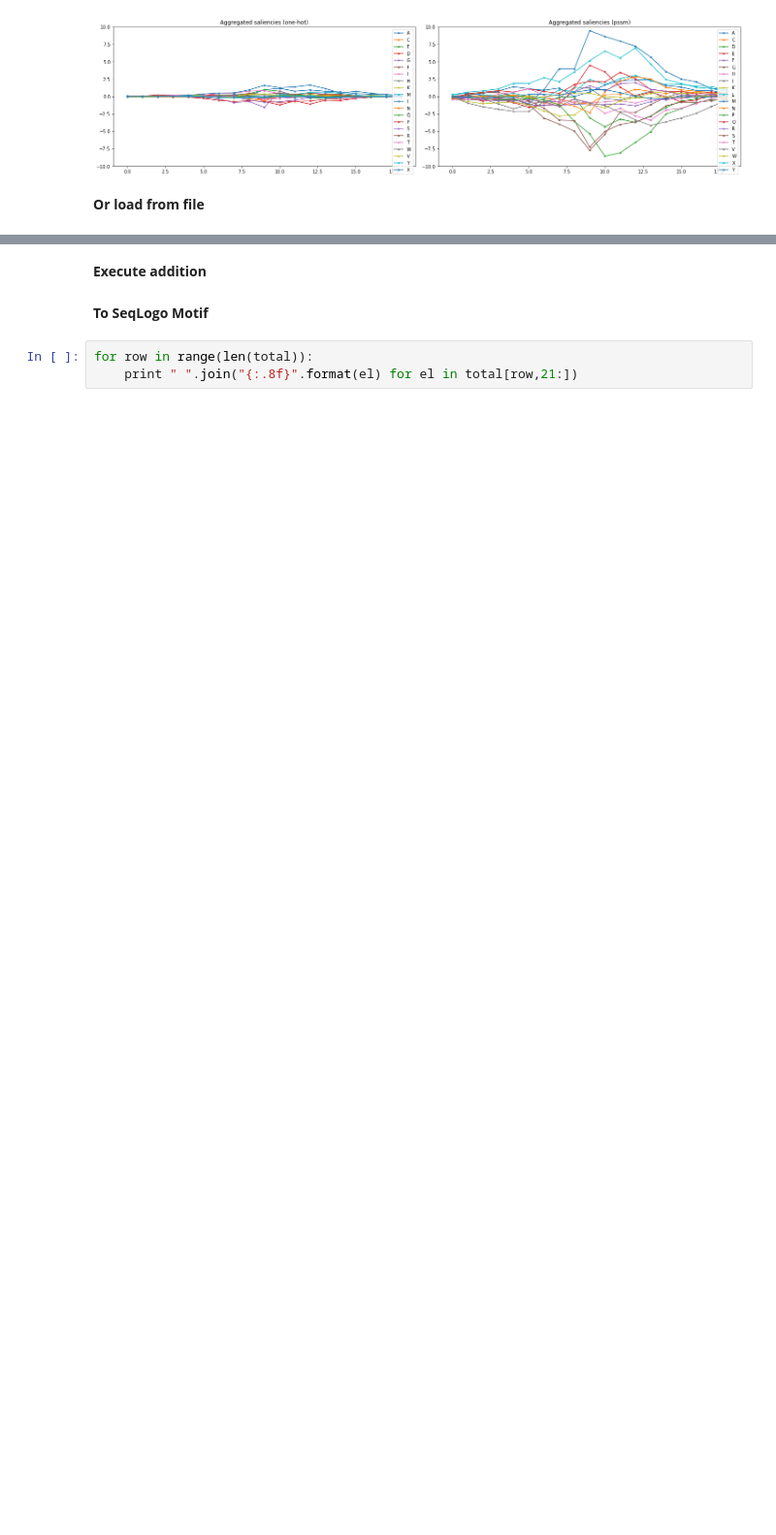
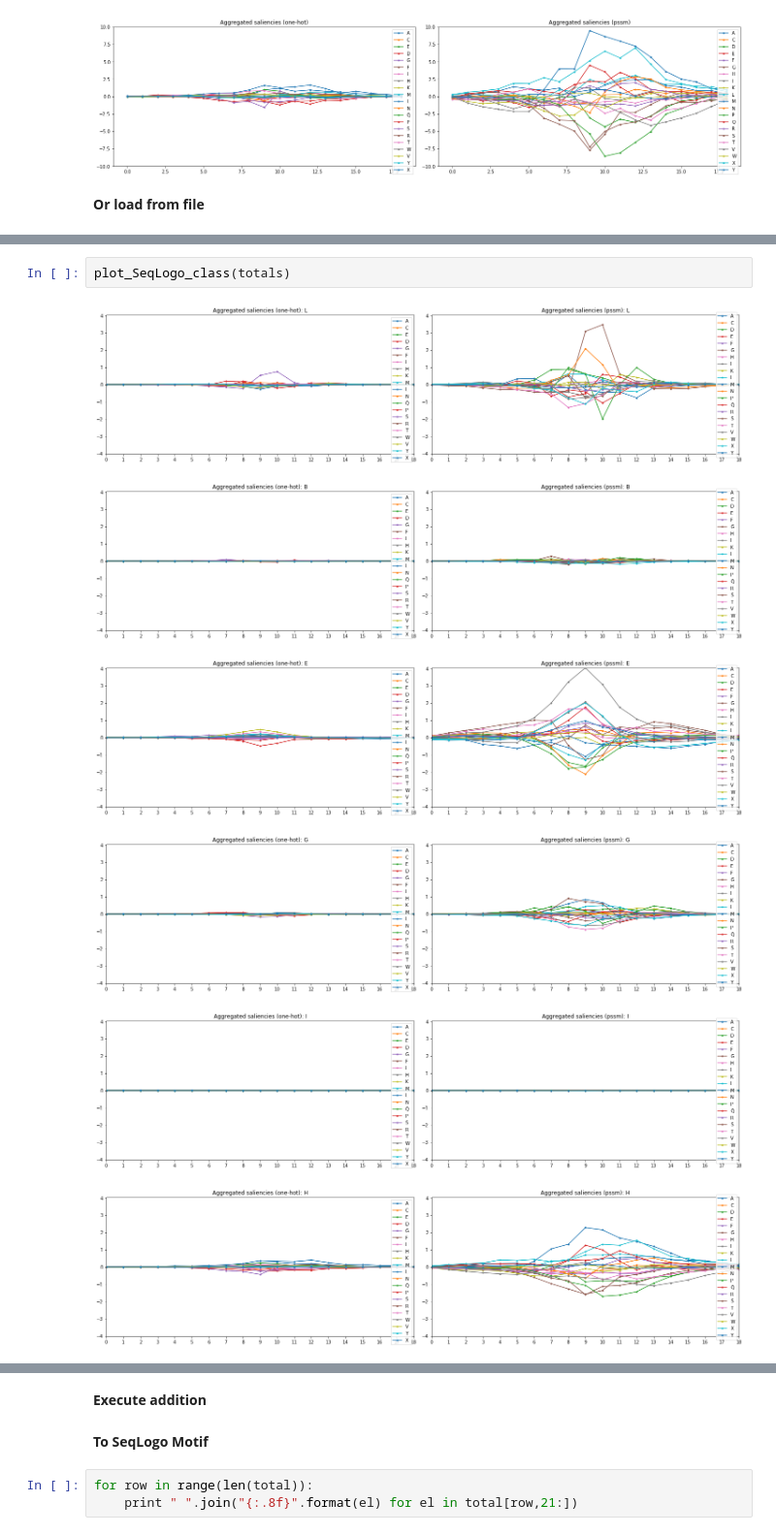
Before and after one commit to Juillermo/saliencyPSSP, a Jupyter notebook: Saliencies jurtz.ipynb, the cells around one changed output, grey strips where cells are left out. Shown at 97% size. Saved outputs shown, nothing was run; the diff lists cells and outputs as text; blank space fills up the shorter version.

```diff
--- a/Saliencies jurtz.ipynb
+++ b/Saliencies jurtz.ipynb
@@ -297,0 +339,9 @@ for target_class in ssConvertString:
+# %%
+plot_SeqLogo_class(totals)
+# %% [output]
+[figure, added]
+[figure, added]
+[figure, added]
+[figure, added]
+[figure, added]
+[figure, added]
```
Also changed, not shown: parts of 12 cells of this notebook, 2 other files.
